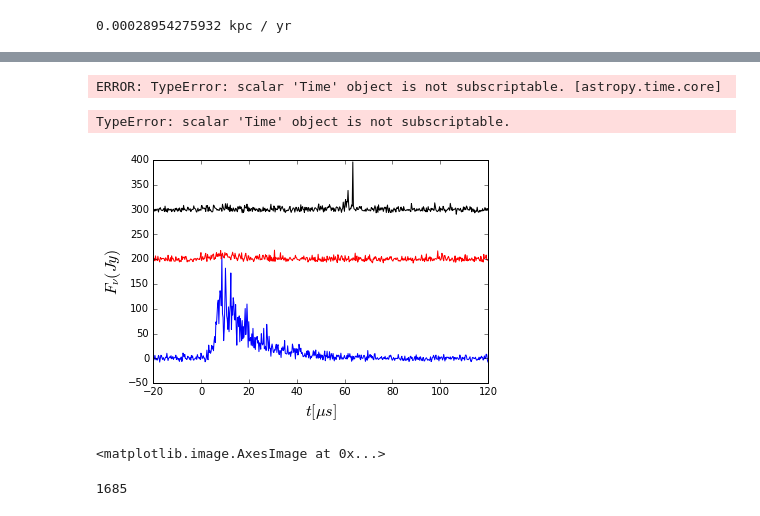
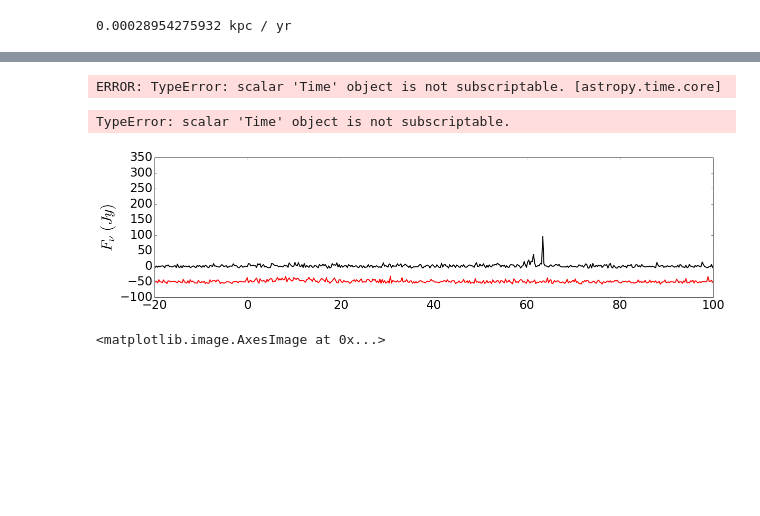
Before and after one commit to ramain/scint_analysis, a Jupyter notebook: b1957_GPs/B1957coherent.ipynb, the cells around one changed output, grey strips where cells are left out. Cells and saved outputs as stored; diff of their text form; code cells hidden in the pictures; blank space fills up the shorter version.

```diff
--- a/b1957_GPs/B1957coherent.ipynb
+++ b/b1957_GPs/B1957coherent.ipynb
@@ -713,7 +553,7 @@ lT = Time(b1957LGPs[:,0], precision=5)
 lSN = b1957LGPs[:,1].astype('float')
 lphase = b1957LGPs[:,2].astype('float')
 
-SNcut = 6
+SNcut = 12
 rT = rT[rSN > SNcut]
 rphase = rphase[rSN > SNcut]
 rSN = rSN[rSN > SNcut]
@@ -770,0 +572,8 @@ def ds_errfunc(SN):
+# %%
+print(pol)
+print(Tphase)
+
+z1 = np.load('SNcorrectionPol.npy')
+z2 = np.load('SNnoisePol.npy')
+SNcorrectionPol = np.poly1d(z1)
+SNnoisePol = np.poly1d(z2)
@@ -1078,27 +996,0 @@ for t_gp in GP_Tlist:
-# %%
-'''
-Test Bootstrap Errors
-'''
-
-dasBoot = 10000
-
-boot_array = np.zeros(dasBoot)
-
-for i in range(dasBoot):
-    boot = np.random.randint(0,len(GP), size=len(GP))
-    dyn1 = np.array(GP[boot])
-    dyn2 = np.array(dyn_signal[Tbin+1][boot])
-
-    dynbg1 = np.array(bgbin[boot])
-    dynbg2 = np.array(dyn_noise[Tbin+1][boot])
-
-    autoc = (dyn1 - np.mean(dyn1))  * (dyn2 - np.mean(dyn2))
-    bgcorr = dynbg1*dynbg2
-
-    std1 = np.std(dyn1)**2.0 - np.mean(dynbg1**2.0)
-    std2 = np.std(dyn2)**2.0 - np.mean(dynbg2**2.0)
-
-    boot_array[i] = np.mean( autoc / np.sqrt(std1 * std2)) - np.mean( bgcorr / np.sqrt(std1 * std2))
-
-print np.mean(boot_array)
-print np.std(boot_array)
@@ -1161,6 +1050,8 @@ def corr_12_plot(t1, t2, roll):
     #plt.xlabel(r'$t\ (\mu s)$', fontsize=16)
     plt.ylabel(r'$F_{\nu}\ (Jy)$', fontsize=30)
 # %%
+t1 = Time('2014-06-13T06:01:21.91125', precision=5)
+
 timespan = 200
 pb_dT = abs(rT.unix - t1.unix)
 T2 = rT[pb_dT < timespan]
@@ -1182,8 +1073,9 @@ for i in range(len(T2)):
 
     plt.tight_layout()
     plt.yticks(np.arange(-100, 400, 100))
-    plt.savefig('/home/ramain/packages/b1957GiantPulses/GP%s.pdf'
-                % ( np.round(dT,1) ), dpi=500)
+    #plt.savefig('/home/ramain/packages/b1957GiantPulses/GP%s.pdf'
+    plt.savefig('/home/ramain/Desktop/GP%s.pdf'
+                % ( np.round(dT,0) ), dpi=500)
     plt.clf()
 # %% [output]
 <matplotlib.figure.Figure at 0x...>
@@ -1230,6 +1124,7 @@ for i in range(len(T2)):
 # %%
 t1 = Time('2014-06-13T07:00:02.13597', precision=5)
 tL = Time('2014-06-13T07:00:11.44245', precision=5)
+t1 = Time('2014-06-13T06:01:21.91125', precision=5)
 
 '''
 2014-06-13T07:00:02.13602 8.178191185 0.826843261719
@@ -1237,34 +1132,34 @@ tL = Time('2014-06-13T07:00:11.44245', precision=5)
 2014-06-13T07:00:08.89963 6.24361848831 0.792297363281
 2014-06-13T07:00:10.97149 6.56337451935 0.791442871094
 2014-06-13T07:00:10.97150 9.43688106537 0.802001953125
 2014-06-13T07:00:11.44245 8.67203521729 0.797973632812
 2014-06-13T07:00:20.48210 11.7461280823 0.790771484375
 2014-06-13T07:00:20.48211 16.357793808 0.800231933594
 2014-06-13T07:00:36.57738 8.69841384888 0.424926757812
 2014-06-13T07:00:38.43443 6.77617883682 0.787902832031
 2014-06-13T07:00:40.29574 6.24249505997 0.797973632812
 2014-06-13T07:00:45.67710 6.20962524414 0.79638671875
 2014-06-13T07:00:51.13403 6.23602962494 0.809692382812
 2014-06-13T07:00:51.39440 6.36012268066 0.796569824219
 2014-06-13T07:00:51.59853 7.82040071487 0.794616699219
 2014-06-13T07:00:51.59854 6.26052236557 0.804077148438
 2014-06-13T07:00:58.73130 9.53353595734 0.426513671875
 '''
 
 
 t2 = Time('2014-06-13T07:00:20.48211', precision=5)
 t3 = Time('2014-06-13T06:59:26.29880', precision=5)
 t4 = Time('2014-06-13T06:59:17.14341', precision=5)
 t5 = Time('2014-06-13T07:01:35.97227', precision=5)
 t6 = Time('2014-06-13T07:03:11.21014', precision=5)
 
 corr_12_plot(t1, tL, 0)
 
 plt.savefig('/home/ramain/Desktop/%s_%s.png' % (tL[i], SN[i]))
 # %% [output]
 ERROR: TypeError: scalar 'Time' object is not subscriptable. [astropy.time.core]
 TypeError: scalar 'Time' object is not subscriptable.
-[figure, old version]
+[figure, new version]
 # %%
 dyne = dyn_day3.reshape(-1,1000,8).mean(-1)
 dyne = dyne[:,:750]
@@ -1274,7 +1169,3 @@ plt.imshow(dyn_day3.T, aspect='auto', interpolation='nearest', cmap=cm.Greys,
            vmin=-2000, vmax=3000, extent=[0,dynb.shape[0]/20, 359.25, 311.25])
 # %% [output]
 <matplotlib.image.AxesImage at 0x...>
-# %%
-Tbin
-# %% [output]
-1685
```
Also changed, not shown: parts of 24 cells of this notebook, 1 other file.
